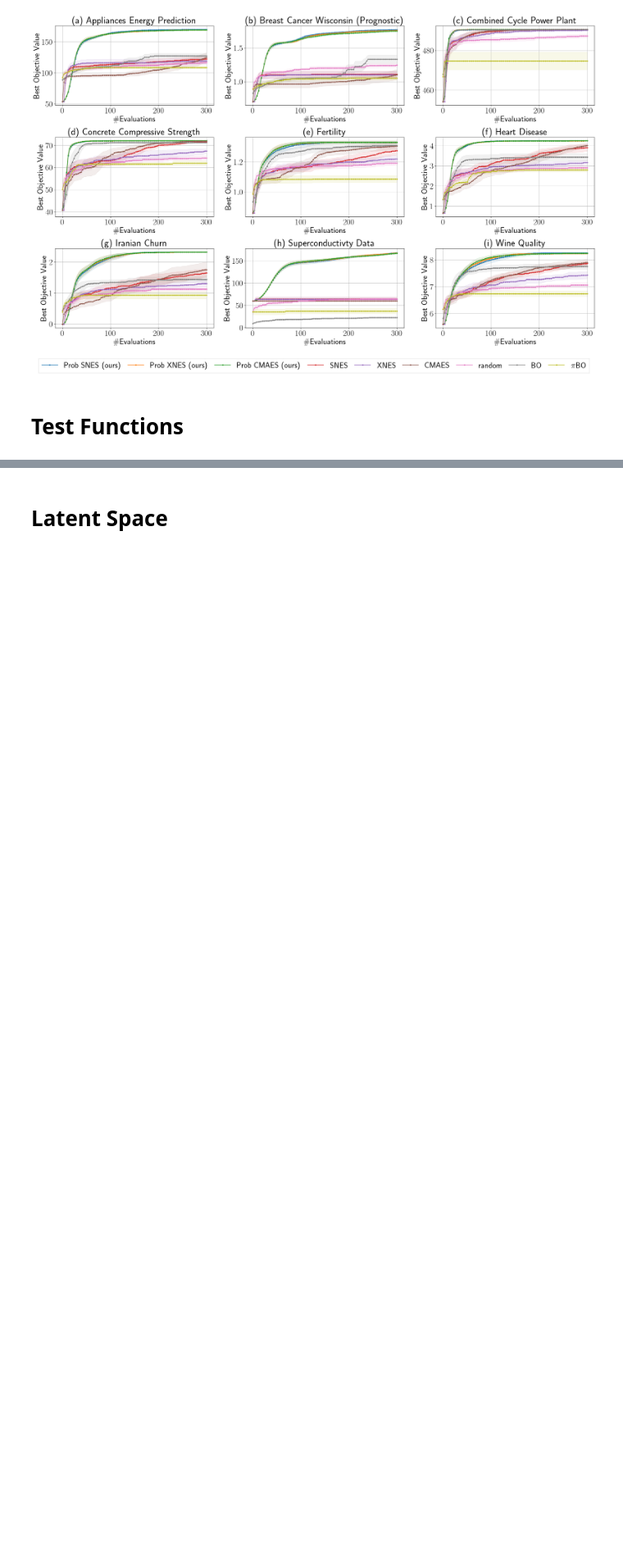
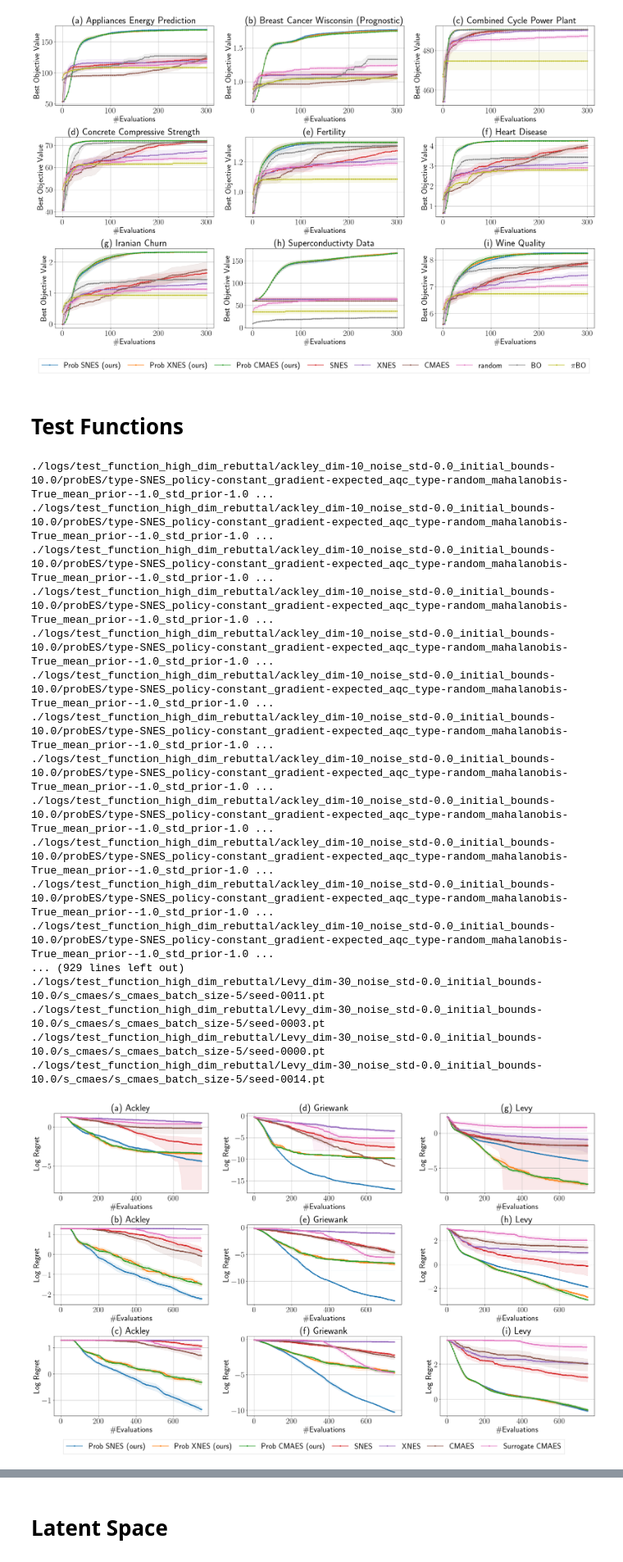
Before and after one commit to pierreosselin/ProbNES, a Jupyter notebook: notebook/plot_results.ipynb, the cells around one changed output, grey strips where cells are left out. Shown at 82% size. Drawn from its saved outputs; the diff is of its cells as text; code cells hidden in the pictures; blank space fills up the shorter version.

```diff
--- a/notebook/plot_results.ipynb
+++ b/notebook/plot_results.ipynb
@@ -262,3 +293,51 @@ plt.savefig("uci_exp.pdf", bbox_inches='tight')
 [figure]
 # %% [markdown]
 # Test Functions
+# %%
+list_experiences = ["ackley", "Griewank", "Levy"]
+list_labels = ["Ackley", "Griewank", "Levy"]
+list_amin = [-8, -8, -8]
+n_rows, n_cols = 3, 3
+idx_letter = ["(a)", "(b)", "(c)", "(d)", "(e)", "(f)", "(g)", "(h)", "(i)"]
+matplotlib.rcParams.update({'font.size': 25})
+#fig, axs = plt.subplots(n_rows, n_cols, layout='constrained', figsize=(20, 8))
+fig, axs = plt.subplots(n_rows, n_cols, figsize=(25, 15))
+for i, experience in enumerate(list_experiences):
+    for j, dim in enumerate([10, 20, 30]):
+        plot_config_functions_dim(axs[j, i], list_experiences[i], dim, config_name = "test_function_high_dim", log_transform=True, regret = True, amin = list_amin[i])
+        axs[j, i].title.set_text(idx_letter[3*i + j] + " " + list_labels[i] + f" (D = {dim})")
+        axs[j, i].set_ylabel("Log Regret")
+
+handles, labels = axs[j, i].get_legend_handles_labels()
+change_labels = [0, 1, 2, 3, 4, 5, 6]
+labels = [labels[i] for i in change_labels]
+handles = [handles[i] for i in change_labels]
+#fig.legend(handles, labels, loc='center')
+#axs[1, 1].legend(handles = handles , labels=labels,loc='upper center',
+#             bbox_to_anchor=(0.5, -0.2),fancybox=False, shadow=False, ncol=4)
+fig.legend(handles = handles , labels=labels,loc='upper center',
+             bbox_to_anchor=(0.5, 0.02),fancybox=False, shadow=False, ncol=7, columnspacing=0.8)
+plt.tight_layout()
+#plt.legend()
+#plt.show()
+plt.subplots_adjust(wspace=0.25, hspace=0.4)
+plt.savefig("test_function_high_dim.pdf", bbox_inches='tight')
+# %% [output]
+./logs/test_function_high_dim_rebuttal/ackley_dim-10_noise_std-0.0_initial_bounds-10.0/probES/type-SNES_policy-constant_gradient-expected_aqc_type-random_mahalanobis-True_mean_prior--1.0_std_prior-1.0 ...
+./logs/test_function_high_dim_rebuttal/ackley_dim-10_noise_std-0.0_initial_bounds-10.0/probES/type-SNES_policy-constant_gradient-expected_aqc_type-random_mahalanobis-True_mean_prior--1.0_std_prior-1.0 ...
+./logs/test_function_high_dim_rebuttal/ackley_dim-10_noise_std-0.0_initial_bounds-10.0/probES/type-SNES_policy-constant_gradient-expected_aqc_type-random_mahalanobis-True_mean_prior--1.0_std_prior-1.0 ...
+./logs/test_function_high_dim_rebuttal/ackley_dim-10_noise_std-0.0_initial_bounds-10.0/probES/type-SNES_policy-constant_gradient-expected_aqc_type-random_mahalanobis-True_mean_prior--1.0_std_prior-1.0 ...
+./logs/test_function_high_dim_rebuttal/ackley_dim-10_noise_std-0.0_initial_bounds-10.0/probES/type-SNES_policy-constant_gradient-expected_aqc_type-random_mahalanobis-True_mean_prior--1.0_std_prior-1.0 ...
+./logs/test_function_high_dim_rebuttal/ackley_dim-10_noise_std-0.0_initial_bounds-10.0/probES/type-SNES_policy-constant_gradient-expected_aqc_type-random_mahalanobis-True_mean_prior--1.0_std_prior-1.0 ...
+./logs/test_function_high_dim_rebuttal/ackley_dim-10_noise_std-0.0_initial_bounds-10.0/probES/type-SNES_policy-constant_gradient-expected_aqc_type-random_mahalanobis-True_mean_prior--1.0_std_prior-1.0 ...
+./logs/test_function_high_dim_rebuttal/ackley_dim-10_noise_std-0.0_initial_bounds-10.0/probES/type-SNES_policy-constant_gradient-expected_aqc_type-random_mahalanobis-True_mean_prior--1.0_std_prior-1.0 ...
+./logs/test_function_high_dim_rebuttal/ackley_dim-10_noise_std-0.0_initial_bounds-10.0/probES/type-SNES_policy-constant_gradient-expected_aqc_type-random_mahalanobis-True_mean_prior--1.0_std_prior-1.0 ...
+./logs/test_function_high_dim_rebuttal/ackley_dim-10_noise_std-0.0_initial_bounds-10.0/probES/type-SNES_policy-constant_gradient-expected_aqc_type-random_mahalanobis-True_mean_prior--1.0_std_prior-1.0 ...
+./logs/test_function_high_dim_rebuttal/ackley_dim-10_noise_std-0.0_initial_bounds-10.0/probES/type-SNES_policy-constant_gradient-expected_aqc_type-random_mahalanobis-True_mean_prior--1.0_std_prior-1.0 ...
+./logs/test_function_high_dim_rebuttal/ackley_dim-10_noise_std-0.0_initial_bounds-10.0/probES/type-SNES_policy-constant_gradient-expected_aqc_type-random_mahalanobis-True_mean_prior--1.0_std_prior-1.0 ...
+... (929 lines left out)
+./logs/test_function_high_dim_rebuttal/Levy_dim-30_noise_std-0.0_initial_bounds-10.0/s_cmaes/s_cmaes_batch_size-5/seed-0011.pt
+./logs/test_function_high_dim_rebuttal/Levy_dim-30_noise_std-0.0_initial_bounds-10.0/s_cmaes/s_cmaes_batch_size-5/seed-0003.pt
+./logs/test_function_high_dim_rebuttal/Levy_dim-30_noise_std-0.0_initial_bounds-10.0/s_cmaes/s_cmaes_batch_size-5/seed-0000.pt
+./logs/test_function_high_dim_rebuttal/Levy_dim-30_noise_std-0.0_initial_bounds-10.0/s_cmaes/s_cmaes_batch_size-5/seed-0014.pt
+[figure, added]
```
Also changed, not shown: parts of 24 cells of this notebook, 6 other files.
